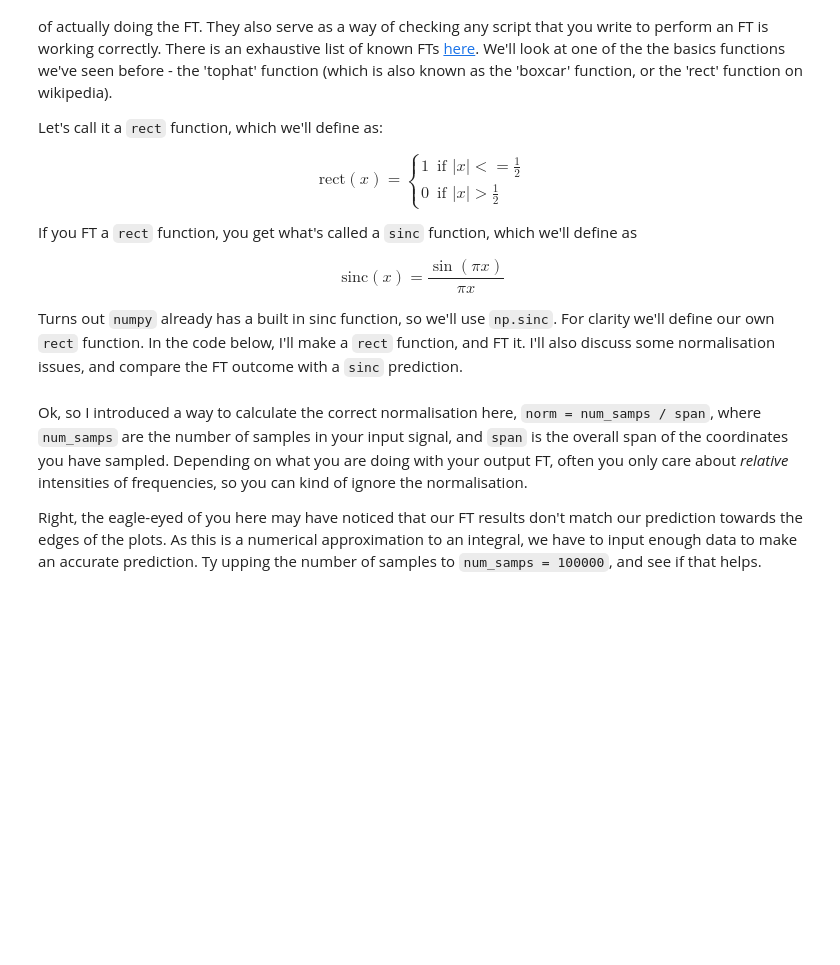
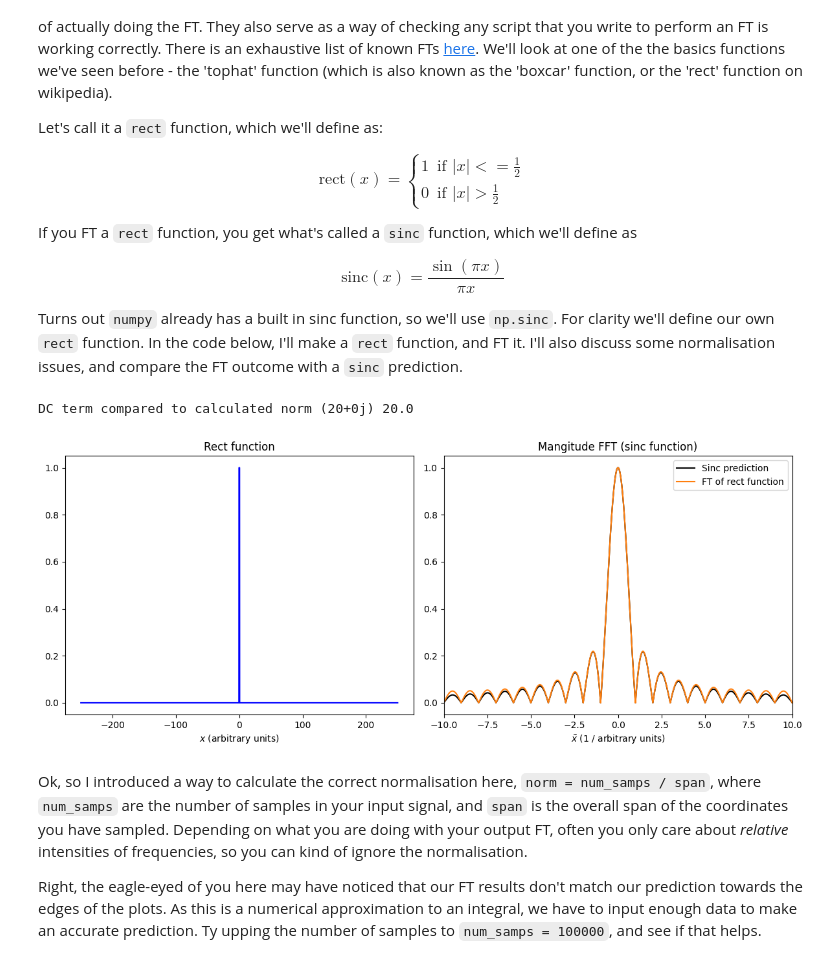
Before and after one commit to Ahmed-Estiak/FFTs_and_Telescopes-main, a Jupyter notebook: FFTs_and_Telescopes.ipynb, the cells around one changed output. Drawn from its saved outputs; the diff is of its cells as text; code cells hidden in the pictures; blank space fills up the shorter version.

```diff
--- a/FFTs_and_Telescopes.ipynb
+++ b/FFTs_and_Telescopes.ipynb
@@ -386,8 +386,8 @@ Turns out `numpy` already has a built in sinc function, so we'll use `np.sinc`.
 # %%
 def rect(x, r=0.5):
     '''Creates a rect function for given x coords, where:
-    rect(x) = 1 if x <= r/2
-    rect(x) = 0 if x > r/2
+    rect(x) = 1 if x <= 1/2
+    rect(x) = 0 if x > 1/2
 
     r defaults to 0.5'''
     out = np.zeros(len(x))
@@ -418,38 +418,41 @@ dc_term = fft_tophat[0]
 ##In this case, the dc_term and normalisation based on the
 ##number of samples are the same. This depends on whether
 ##your input function (the rect) is symmetric about zero
-print('DC term compared to calculated norm',dc_term, norm)
+print('DC term compared to calculated norm', dc_term, norm)
 
 ##Apply normalisation
 fft_tophat = np.fft.fftshift(fft_tophat) / norm
 
 ##Get frequencies
 ft_frequencies = np.fft.fftshift(np.fft.fftfreq(num_samps,reso))
 
 ##Make a prediction of output
 sinc_predict = np.sinc(ft_frequencies)
 
 ##Let's get plotting
 fig,axs = plt.subplots(1,2,figsize=(12,5))
 
 axs[0].plot(coords,tophat,color='Blue')
 axs[0].set_title('Rect function')
 axs[0].set_xlabel('$x$ (arbitrary units)')
 
 axs[1].plot(ft_frequencies, abs(sinc_predict),'k',mfc='none',label='Sinc prediction')
 axs[1].plot(ft_frequencies,np.abs(fft_tophat),'C1',label='FT of rect function')
 
 axs[1].set_xlabel(r'$\tilde{x}$ (1 / arbitrary units)')
 axs[1].set_title('Mangitude FFT (sinc function)')
 
 axs[1].legend()
 
 ##Set to a certain FT freq range
 axs[1].set_xlim(-10,10)
 
 plt.tight_layout()
 # fig.savefig('tophat_FFT.png')
 plt.show()
+# %% [output]
+DC term compared to calculated norm (20+0j) 20.0
+[figure, added]
 # %% [markdown]
 Ok, so I introduced a way to calculate the correct normalisation here, `norm = num_samps / span`, where `num_samps` are the number of samples in your input signal, and `span` is the overall span of the coordinates you have sampled. Depending on what you are doing with your output FT, often you only care about _relative_ intensities of frequencies, so you can kind of ignore the normalisation.
 
```
